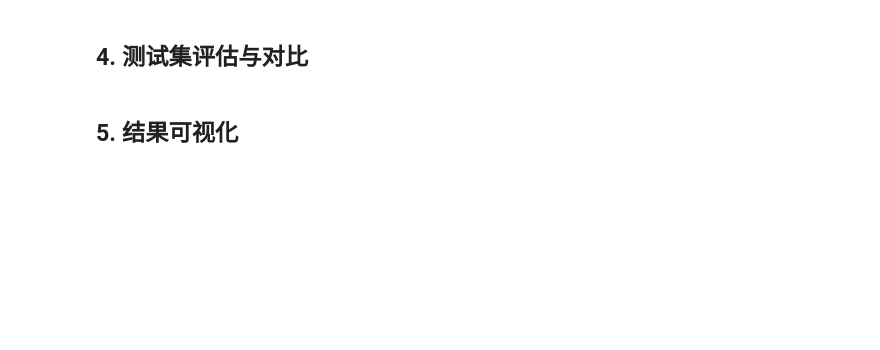
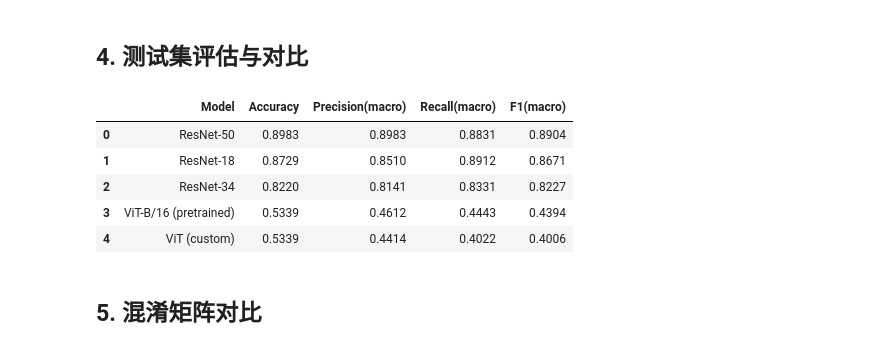
Before and after one commit to xiaoxiongtao/BUSI_classification, a Jupyter notebook: notebooks/BUSI_classification.ipynb, the cells around one changed output. Cells and saved outputs as stored; diff of their text form; code cells hidden in the pictures; blank space fills up the shorter version.

```diff
--- a/notebooks/BUSI_classification.ipynb
+++ b/notebooks/BUSI_classification.ipynb
@@ -63,22 +80,0 @@ plt.show()
-# %%
-resnet = build_resnet(depth=config.RESNET_DEPTH, num_classes=config.NUM_CLASSES)
-vit = build_vit(
-    image_size=config.IMG_SIZE,
-    patch_size=config.VIT_PATCH_SIZE,
-    num_classes=config.NUM_CLASSES,
-    dim=config.VIT_DIM,
-    depth=config.VIT_DEPTH,
-    heads=config.VIT_HEADS,
-    mlp_dim=config.VIT_MLP_DIM,
-    dropout=config.VIT_DROPOUT,
-)
-
-for name, model in [("ResNet", resnet), ("ViT", vit)]:
-    n_params = sum(p.numel() for p in model.parameters())
-    n_train = sum(p.numel() for p in model.parameters() if p.requires_grad)
-    print(f"{name}: {n_params/1e6:.2f}M params ({n_train/1e6:.2f}M trainable)")
-
-dummy = torch.randn(2, 3, config.IMG_SIZE, config.IMG_SIZE)
-with torch.no_grad():
-    print("ResNet output shape:", tuple(resnet(dummy).shape))
-    print("ViT output shape:", tuple(vit(dummy).shape))
@@ -117,30 +184,39 @@ print("Train:", len(train_loader.dataset),
 # %%
 @torch.no_grad()
 def predict(model, loader):
     model.eval()
     y_true, y_pred = [], []
     for images, labels in loader:
         images = images.to(device)
         logits = model(images)
         y_true.append(labels.numpy())
         y_pred.append(logits.argmax(dim=1).cpu().numpy())
     return np.concatenate(y_true), np.concatenate(y_pred)
 
 results = {}
-for name, model in [("ResNet", resnet), ("ViT", vit)]:
+for name, (model, label) in models.items():
     y_true, y_pred = predict(model, test_loader)
-    results[name] = (y_true, y_pred, compute_metrics(y_true, y_pred))
+    results[name] = {"label": label, "y_true": y_true, "y_pred": y_pred,
+                     "metrics": compute_metrics(y_true, y_pred)}
 
 rows = []
-for name, (yt, yp, m) in results.items():
+for name, r in results.items():
+    m = r["metrics"]
     rows.append({
-        "Model": name,
+        "Model": r["label"],
         "Accuracy": m["accuracy"],
         "Precision(macro)": m["precision"],
         "Recall(macro)": m["recall"],
         "F1(macro)": m["f1"],
     })
-summary = pd.DataFrame(rows).round(4)
-summary
+summary = pd.DataFrame(rows).sort_values("F1(macro)", ascending=False).reset_index(drop=True)
+summary.round(4)
+# %% [output]
+|  | Model | Accuracy | Precision(macro) | Recall(macro) | F1(macro) |
+| 0 | ResNet-50 | 0.8983 | 0.8983 | 0.8831 | 0.8904 |
+| 1 | ResNet-18 | 0.8729 | 0.8510 | 0.8912 | 0.8671 |
+| 2 | ResNet-34 | 0.8220 | 0.8141 | 0.8331 | 0.8227 |
+| 3 | ViT-B/16 (pretrained) | 0.5339 | 0.4612 | 0.4443 | 0.4394 |
+| 4 | ViT (custom) | 0.5339 | 0.4414 | 0.4022 | 0.4006 |
 # %% [markdown]
-## 5. 结果可视化
+## 5. 混淆矩阵对比
```
Also changed, not shown: parts of 18 cells of this notebook, 6 other files.
